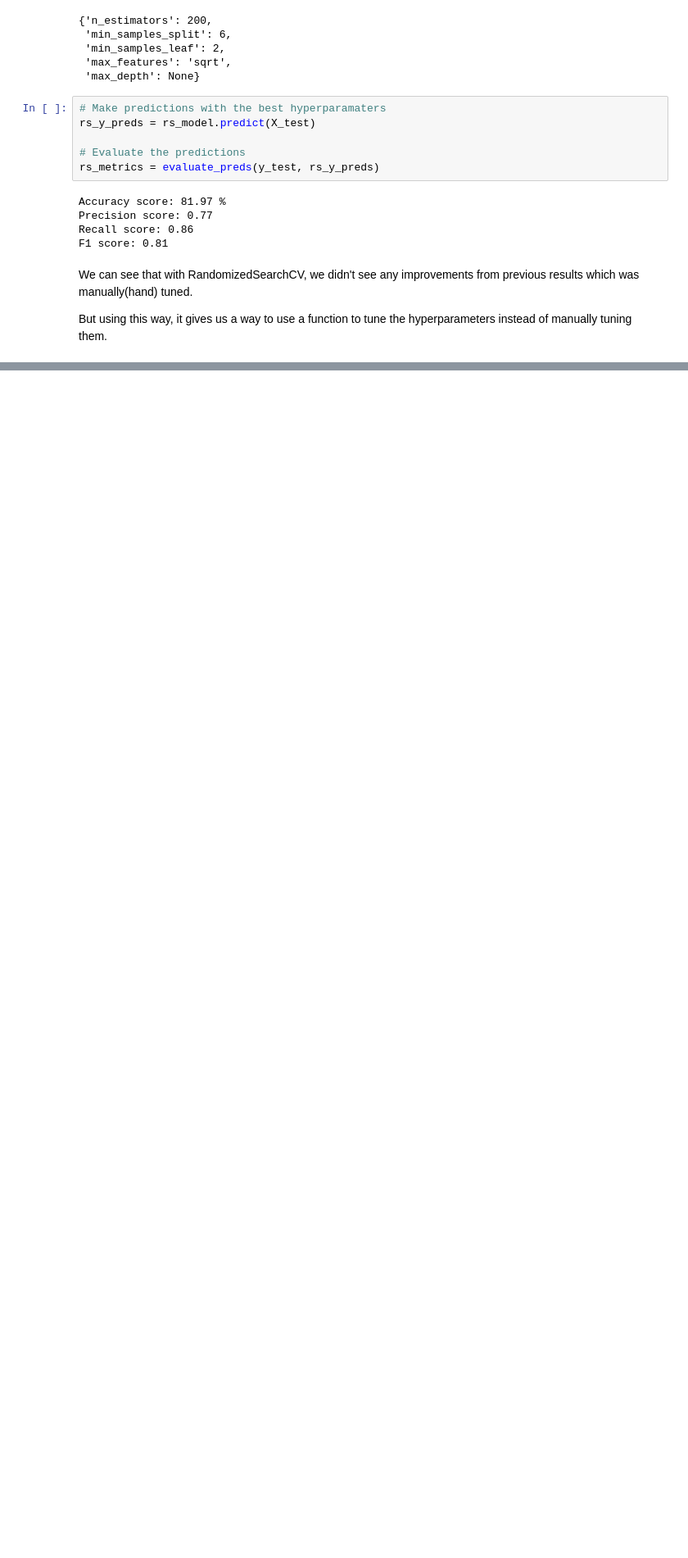
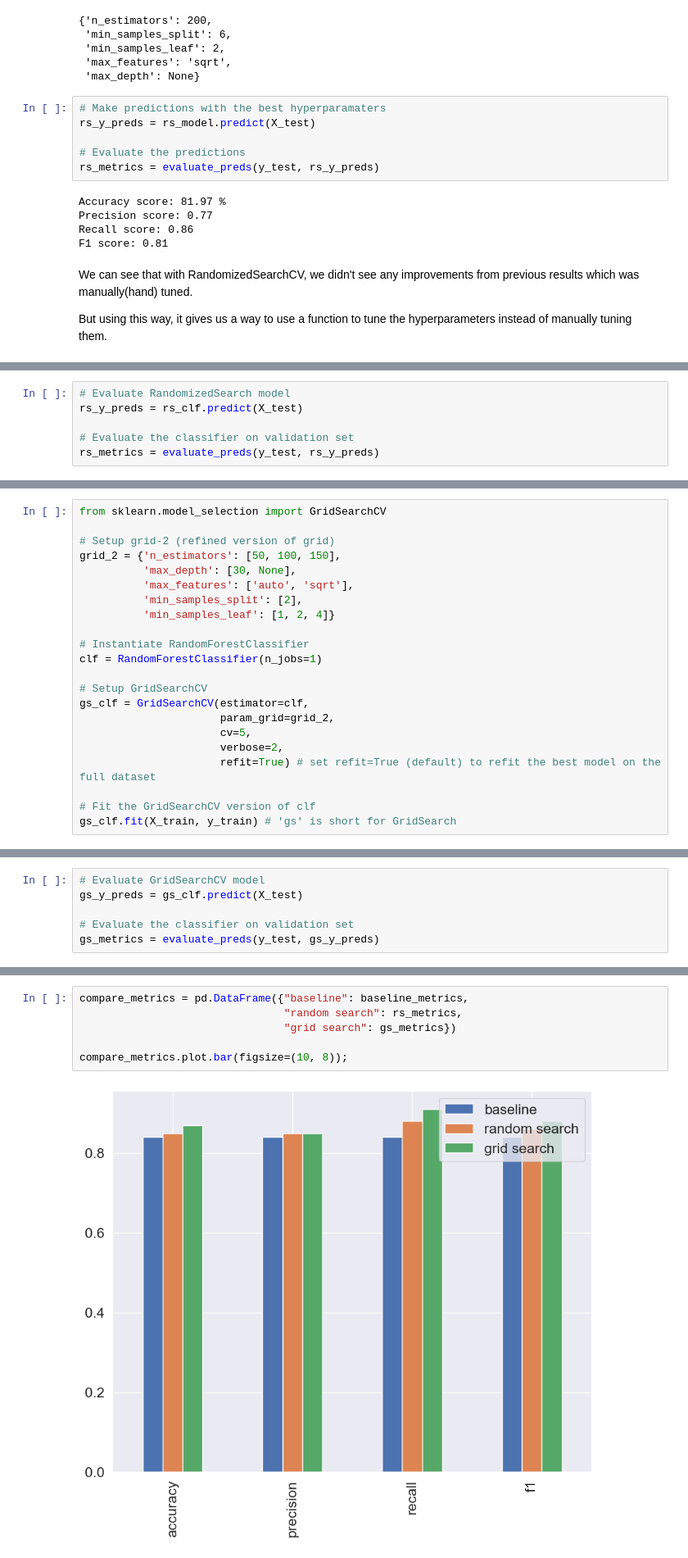
Before and after one commit to AHMAD-KHAIRI/ztm-ml-course, a Jupyter notebook: 05_scikit-learn/introduction-to-scikit-learn.ipynb, the cells around one changed output, grey strips where cells are left out. Shown: that part at 82% size. Saved outputs shown, nothing was run; the diff lists cells and outputs as text; blank space fills up the shorter version.

```diff
--- a/05_scikit-learn/introduction-to-scikit-learn.ipynb
+++ b/05_scikit-learn/introduction-to-scikit-learn.ipynb
@@ -3113,0 +3390,6 @@ But using this way, it gives us a way to use a function to tune the hyperparamet
+# %%
+# Evaluate RandomizedSearch model
+rs_y_preds = rs_clf.predict(X_test)
+
+# Evaluate the classifier on validation set
+rs_metrics = evaluate_preds(y_test, rs_y_preds)
@@ -3113,0 +3406,22 @@ But using this way, it gives us a way to use a function to tune the hyperparamet
+# %%
+from sklearn.model_selection import GridSearchCV
+
+# Setup grid-2 (refined version of grid)
+grid_2 = {'n_estimators': [50, 100, 150],
+          'max_depth': [30, None],
+          'max_features': ['auto', 'sqrt'],
+          'min_samples_split': [2],
+          'min_samples_leaf': [1, 2, 4]}
+
+# Instantiate RandomForestClassifier
+clf = RandomForestClassifier(n_jobs=1)
+
+# Setup GridSearchCV
+gs_clf = GridSearchCV(estimator=clf,
+                      param_grid=grid_2,
+                      cv=5,
+                      verbose=2,
+                      refit=True) # set refit=True (default) to refit the best model on the full dataset
+
+# Fit the GridSearchCV version of clf
+gs_clf.fit(X_train, y_train) # 'gs' is short for GridSearch
@@ -3113,0 +3462,6 @@ But using this way, it gives us a way to use a function to tune the hyperparamet
+# %%
+# Evaluate GridSearchCV model
+gs_y_preds = gs_clf.predict(X_test)
+
+# Evaluate the classifier on validation set
+gs_metrics = evaluate_preds(y_test, gs_y_preds)
@@ -3113,0 +3476,8 @@ But using this way, it gives us a way to use a function to tune the hyperparamet
+# %%
+compare_metrics = pd.DataFrame({"baseline": baseline_metrics,
+                                "random search": rs_metrics,
+                                "grid search": gs_metrics})
+
+compare_metrics.plot.bar(figsize=(10, 8));
+# %% [output]
+[figure, added]
```
Also changed, not shown: parts of 50 cells of this notebook, 4 other files.
